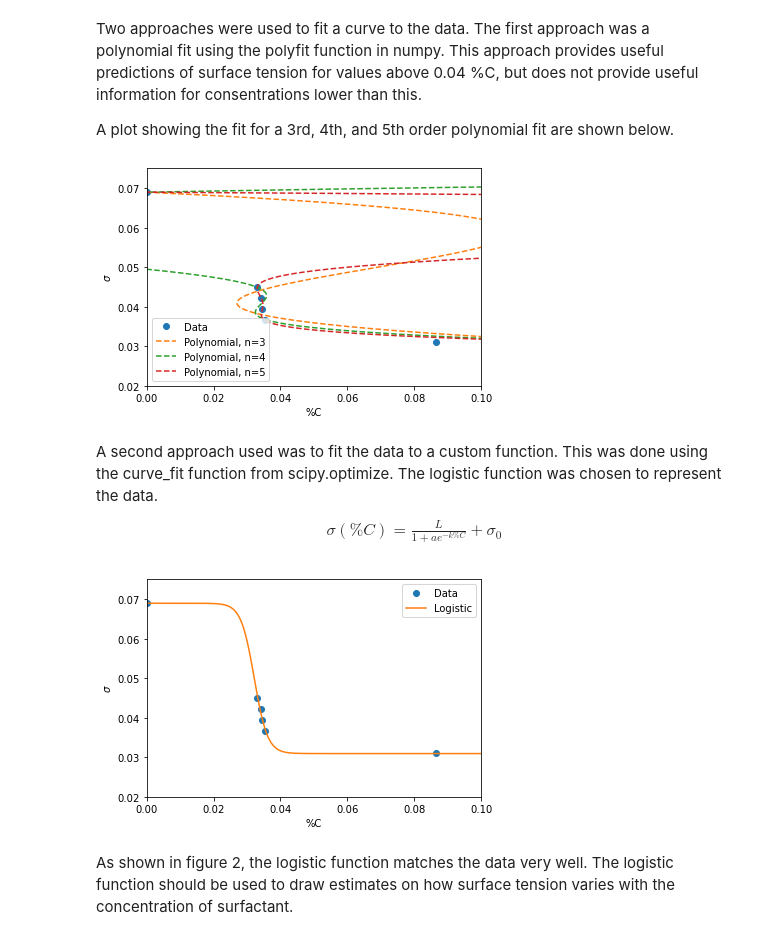
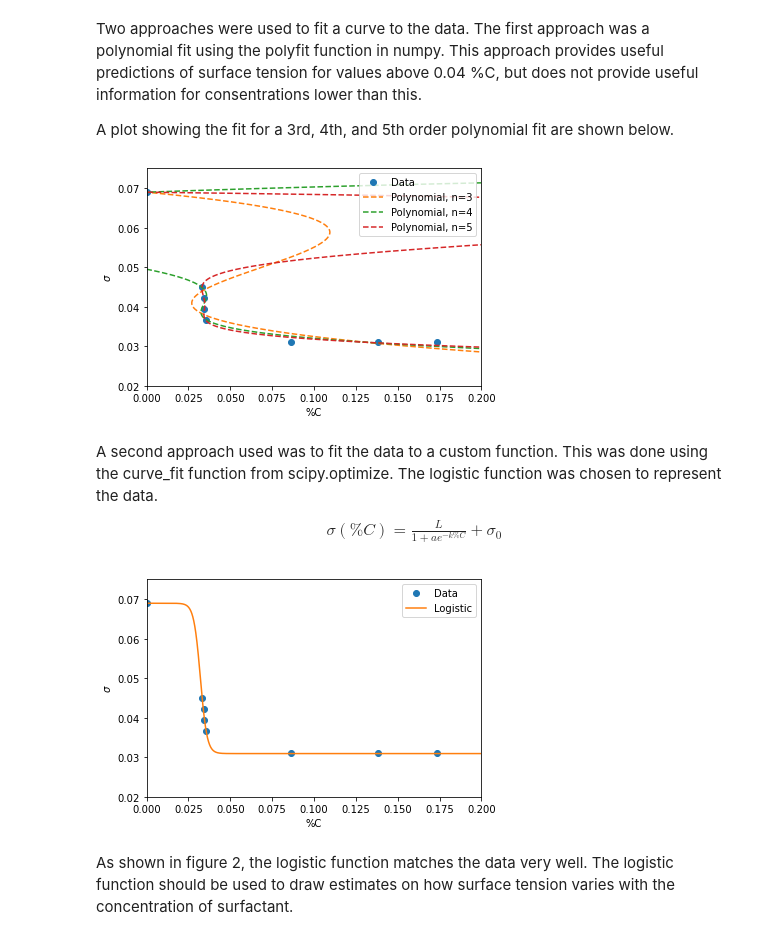
Before and after one commit to oliphanc/OpenTeams-Notebooks, a Jupyter notebook: Logistical Regression/LogisticalCurveFit.ipynb, the cells around one changed output. Drawn from its saved outputs; the diff is of its cells as text; code cells hidden in the pictures.

```diff
--- a/Logistical Regression/LogisticalCurveFit.ipynb
+++ b/Logistical Regression/LogisticalCurveFit.ipynb
@@ -58,21 +58,21 @@ Two approaches were used to fit a curve to the data. The first approach was a po
 A plot showing the fit for a 3rd, 4th, and 5th order polynomial fit are shown below.
 # %%
 plt.plot(x, y, 'o', label = 'Data')
-x_fit = np.arange(0, .1, .0001)
+x_fit = np.arange(0, .2, .0001)
 
 for n in range(3,6):
     z = np.polyfit(y, x, n)
     p = np.poly1d(z)
     plt.plot(p(x_fit), x_fit,'--', label = f'Polynomial, n={n}')
 
-plt.xlim(0, 0.1)
+plt.xlim(0, 0.2)
 plt.ylim(0.02, 0.075)
 plt.legend()
 plt.xlabel(r'%C')
 plt.ylabel(r'$\sigma$')
 plt.show()
 # %% [output]
-[figure, old version]
+[figure, new version]
 # %% [markdown]
 A second approach used was to fit the data to a custom function. This was done using the curve_fit function from scipy.optimize. The logistic function was chosen to represent the data.
 $$
@@ -91,13 +91,13 @@ popt, pcov = curve_fit(logifunc, x, y, p0=[.04,8,.1, .011])
 plt.plot(x, y, 'o', label = 'Data')
 plt.plot(x_fit, logifunc(x_fit, *popt), label='Logistic')
 
-plt.xlim(0, 0.1)
+plt.xlim(0, 0.2)
 plt.ylim(0.02, 0.075)
 plt.legend()
 plt.xlabel(r'%C')
 plt.ylabel(r'$\sigma$')
 plt.show()
 # %% [output]
-[figure, old version]
+[figure, new version]
 # %% [markdown]
 As shown in figure 2, the logistic function matches the data very well. The logistic function should be used to draw estimates on how surface tension varies with the concentration of surfactant.
```
